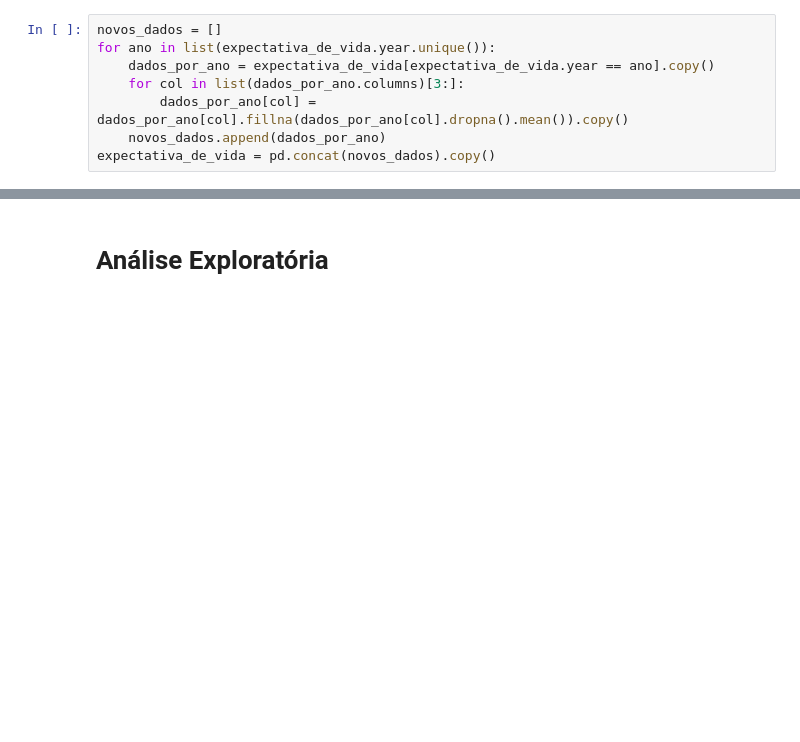
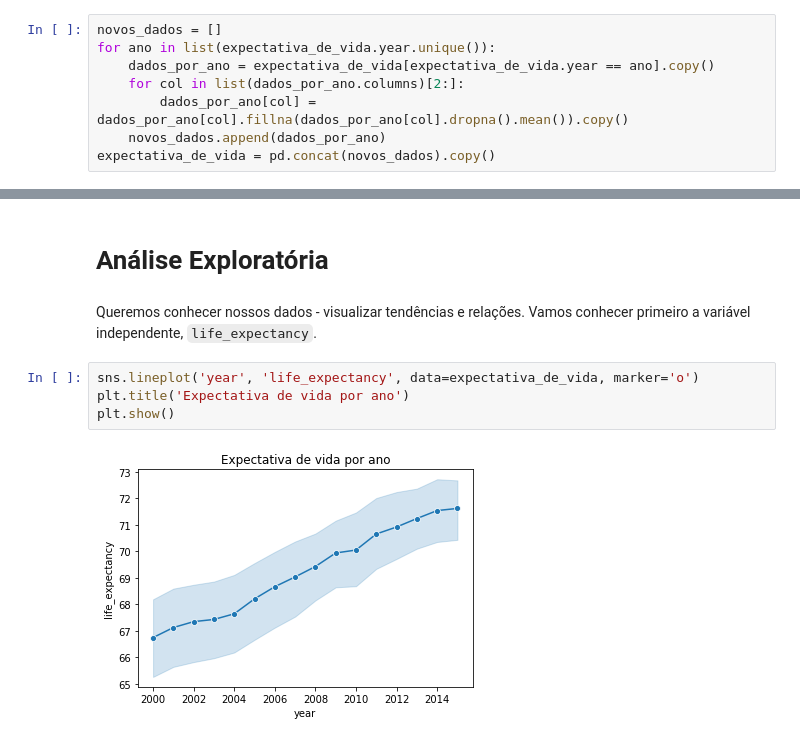
Before and after one commit to juliatiemi/icd-final-project, a Jupyter notebook: ProjetoFinalICD.ipynb, the cells around one changed output, grey strips where cells are left out. Saved outputs shown, nothing was run; the diff lists cells and outputs as text; blank space fills up the shorter version.

```diff
--- a/ProjetoFinalICD.ipynb
+++ b/ProjetoFinalICD.ipynb
@@ -133,7 +133,7 @@ Como esse dataset representa várias séries temporais por país, vamos preenche
 novos_dados = []
 for ano in list(expectativa_de_vida.year.unique()):
     dados_por_ano = expectativa_de_vida[expectativa_de_vida.year == ano].copy()
-    for col in list(dados_por_ano.columns)[3:]:
+    for col in list(dados_por_ano.columns)[2:]:
         dados_por_ano[col] = dados_por_ano[col].fillna(dados_por_ano[col].dropna().mean()).copy()
     novos_dados.append(dados_por_ano)
 expectativa_de_vida = pd.concat(novos_dados).copy()
@@ -151,3 +151,11 @@ expectativa_de_vida.describe()
 | max | 2015.000000 | 89.000000 | 723.000000 | 1800.000000 | 17.870000 | 99.000000 | 212183.000000 | ... |
 # %% [markdown]
 # Análise Exploratória
+# %% [markdown]
+Queremos conhecer nossos dados - visualizar tendências e relações. Vamos conhecer primeiro a variável independente, `life_expectancy`.
+# %%
+sns.lineplot('year', 'life_expectancy', data=expectativa_de_vida, marker='o')
+plt.title('Expectativa de vida por ano')
+plt.show()
+# %% [output]
+[figure, added]
```
Also changed, not shown: parts of 6 cells of this notebook.
